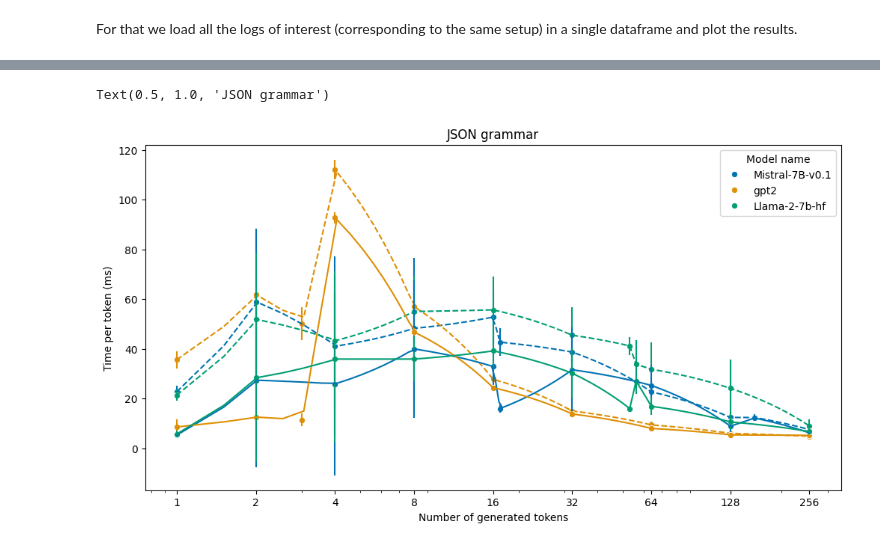
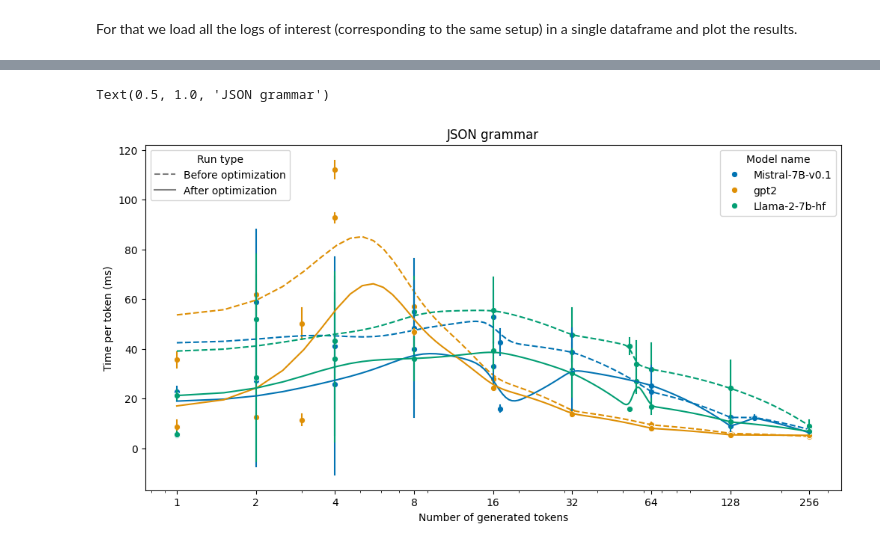
Before and after one commit to epfl-dlab/transformers-CFG, a Jupyter notebook: examples/benchmarking/process_benchmarking_logs.ipynb, the cells around one changed output, grey strips where cells are left out. Saved outputs shown, nothing was run; the diff lists cells and outputs as text; code cells hidden in the pictures.

Commit message:
add legend, update the plot

```diff
--- a/examples/benchmarking/process_benchmarking_logs.ipynb
+++ b/examples/benchmarking/process_benchmarking_logs.ipynb
@@ -140,7 +140,7 @@ from scipy.ndimage import gaussian_filter1d
 
 palette = sns.color_palette("colorblind")
 
-def plot_benchmarking_results(df, ax, groupby_column, smoothing=True, line_plotting_kwrgs={}):
+def plot_benchmarking_results(df, ax, groupby_column, smoothing=None, line_plotting_kwrgs={}):
     #ax.set_yscale('log')
     ax.set_xscale('log')
     ax.set_ylabel('Time per token (ms)')
@@ -155,23 +155,32 @@ def plot_benchmarking_results(df, ax, groupby_column, smoothing=True, line_plott
         X = np.linspace(n_tokens.min(), n_tokens.max(), 500)
         Y = interpolation_model(X)
         if smoothing:
-            Y = gaussian_filter1d(Y, sigma=5)
+            Y = gaussian_filter1d(Y, sigma=smoothing)
         ax.plot(X, Y, c=palette[i], **line_plotting_kwrgs)
 # %%
 fix, ax = plt.subplots(1, 1, figsize=(12, 6));
 
 groupby_column = 'model_name'
 
-plot_benchmarking_results(profiling_before_dfs, ax, groupby_column, smoothing=False, line_plotting_kwrgs={'linestyle': '--'})
-plot_benchmarking_results(profiling_after_dfs, ax, groupby_column, smoothing=False, line_plotting_kwrgs={'linestyle': '-', 'label':None})
-ax.legend(title=" ".join(groupby_column.split("_")).capitalize(), labels=profiling_before_dfs[groupby_column].unique())
+plot_benchmarking_results(profiling_before_dfs, ax, groupby_column, line_plotting_kwrgs={'linestyle': '--'}, smoothing=3)
+plot_benchmarking_results(profiling_after_dfs, ax, groupby_column, line_plotting_kwrgs={'linestyle': '-', 'label':None}, smoothing=3)
+
+legend_group = ax.legend(title=" ".join(groupby_column.split("_")).capitalize(), labels=profiling_before_dfs[groupby_column].unique().tolist())
+
+ax.plot([], [], label='Before optimization', linestyle='--', c='grey')
+ax.plot([], [], label='After optimization', linestyle='-', c='grey')
+
+ax.add_artist(legend_group)
+ax.legend(title="Run type", loc='upper left')
+
+
 
 ax.set_xticks([2**i for i in range(9)])
 ax.set_xticklabels([2**i for i in range(9)])
 ax.set_title('JSON grammar')
 # %% [output]
 Text(0.5, 1.0, 'JSON grammar')
-[figure, old version]
+[figure, new version]
 # %%
 def process_measurment_time(raw_dataframe):
     raw_dataframe['model_name'] = raw_dataframe['model_id'].str.split('/').str[-1]
```
Also changed, not shown: 4 other files.
